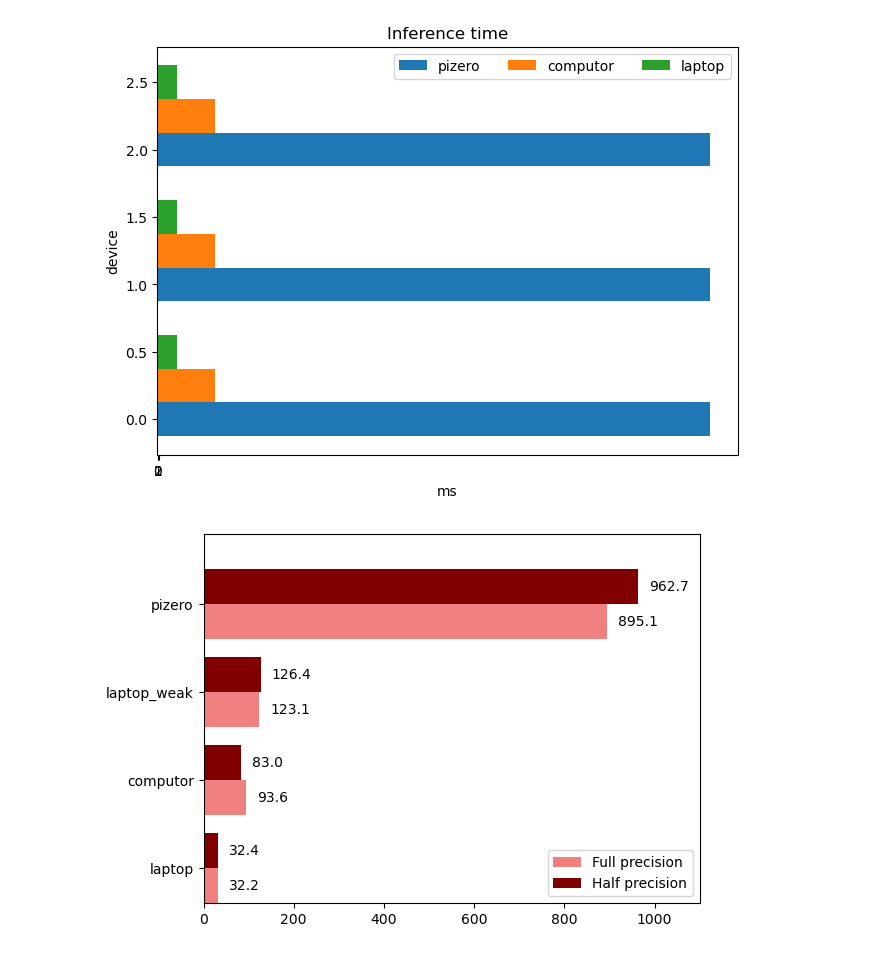
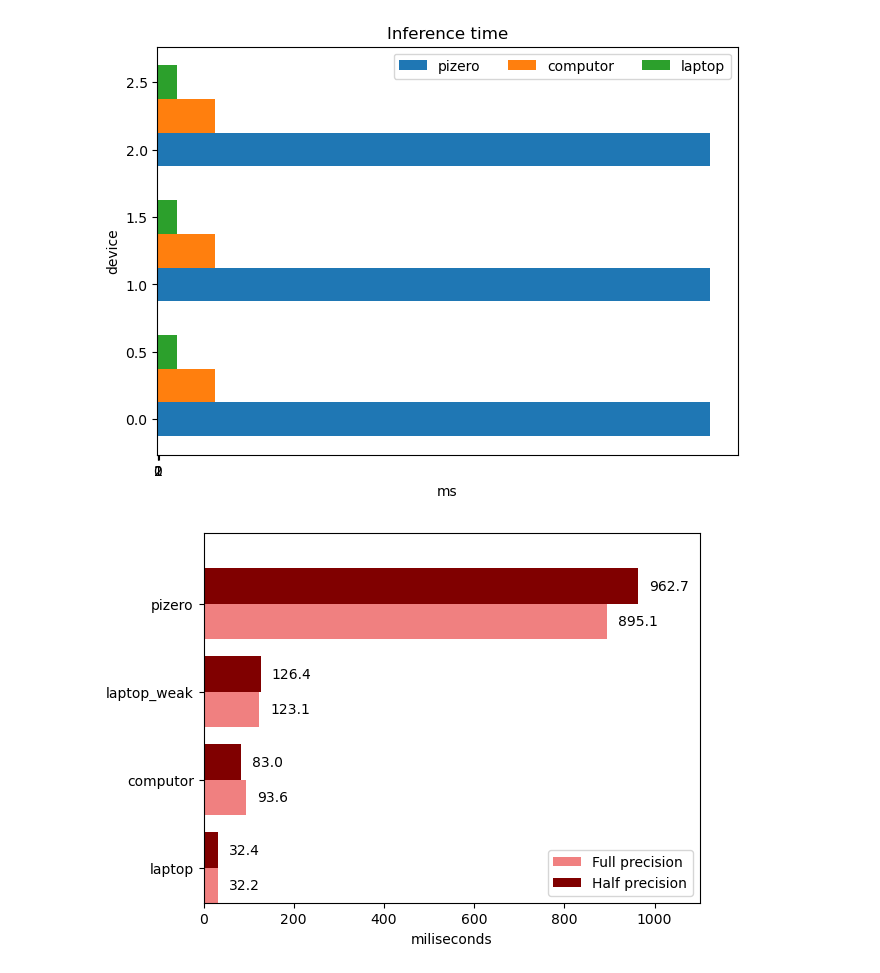
Before and after one commit to hadber/ai-data-mau26, a Jupyter notebook: benchmarking/hardware/benchmark_analysis.ipynb, the cells around one changed output. Saved outputs shown, nothing was run; the diff lists cells and outputs as text; code cells hidden in the pictures.

```diff
--- a/benchmarking/hardware/benchmark_analysis.ipynb
+++ b/benchmarking/hardware/benchmark_analysis.ipynb
@@ -45,31 +45,32 @@ plt.show()
 import matplotlib.pyplot as plt
 import numpy as np
 
 
 devices = ['laptop', 'computor', 'laptop_weak', 'pizero']
 
 ind = np.arange(len(devices))
 width = 0.4
 
 fp_list = []
 hp_list = []
 for device in devices:
     res = get_averages(device)
     fp_list.append(res[0])
     hp_list.append(res[1])
 
 #ax.bar_label(hbars, labels=[f'±{e:.2f}' for e in error], padding=8, color='b', fontsize=14)
 # ax.bar_label(hbars, fmt='%.2f')
 fig, ax = plt.subplots()
 hbar1 = ax.barh(ind, fp_list, width, color='lightcoral', label='Full precision')
 hbar2 = ax.barh(ind + width, hp_list, width, color='maroon', label='Half precision')
 ax.bar_label(hbar1, padding=8, fmt='%.1f')
 ax.bar_label(hbar2, padding=8, fmt='%.1f')
+ax.set_xlabel('miliseconds')
 
 ax.set(yticks=ind + width/2, yticklabels=devices, ylim=[2*width - 1, len(devices)])
 ax.legend()
 ax.set_xlim(right=1100)
 
 plt.show()
 # %% [output]
-[figure, old version]
+[figure, new version]
```
Also changed, not shown: 5 other files.
